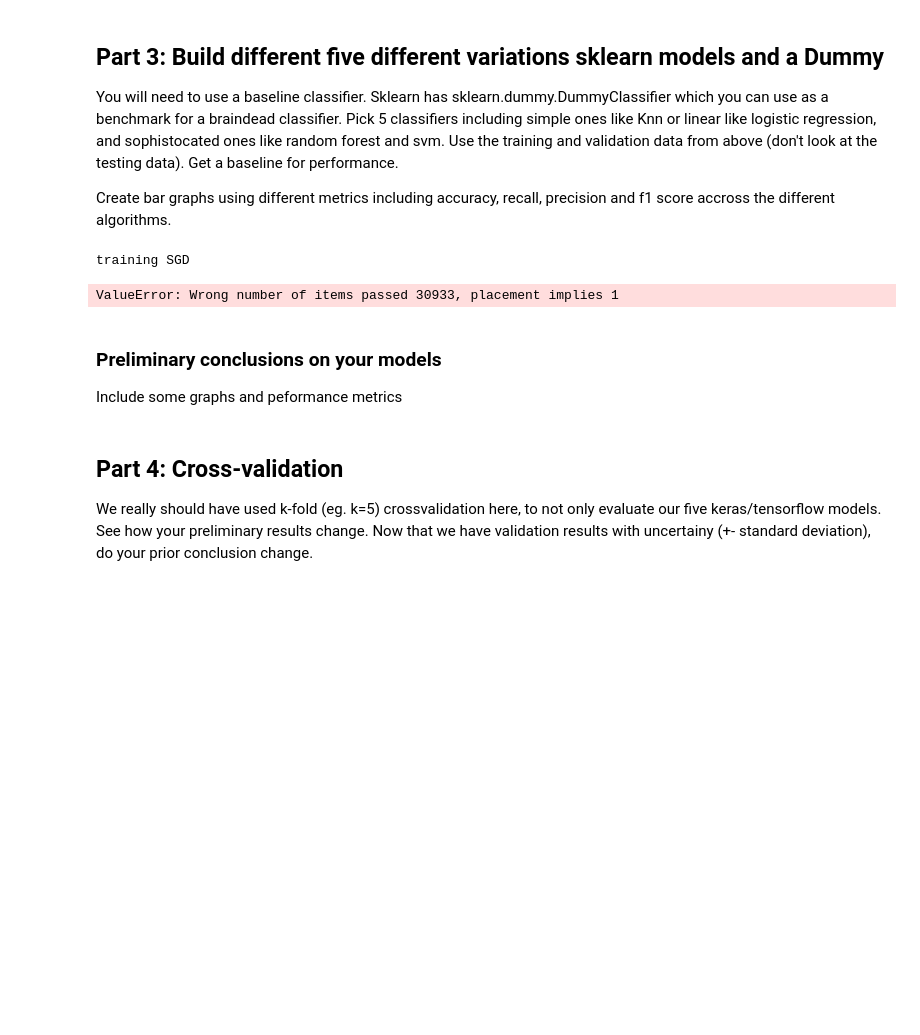
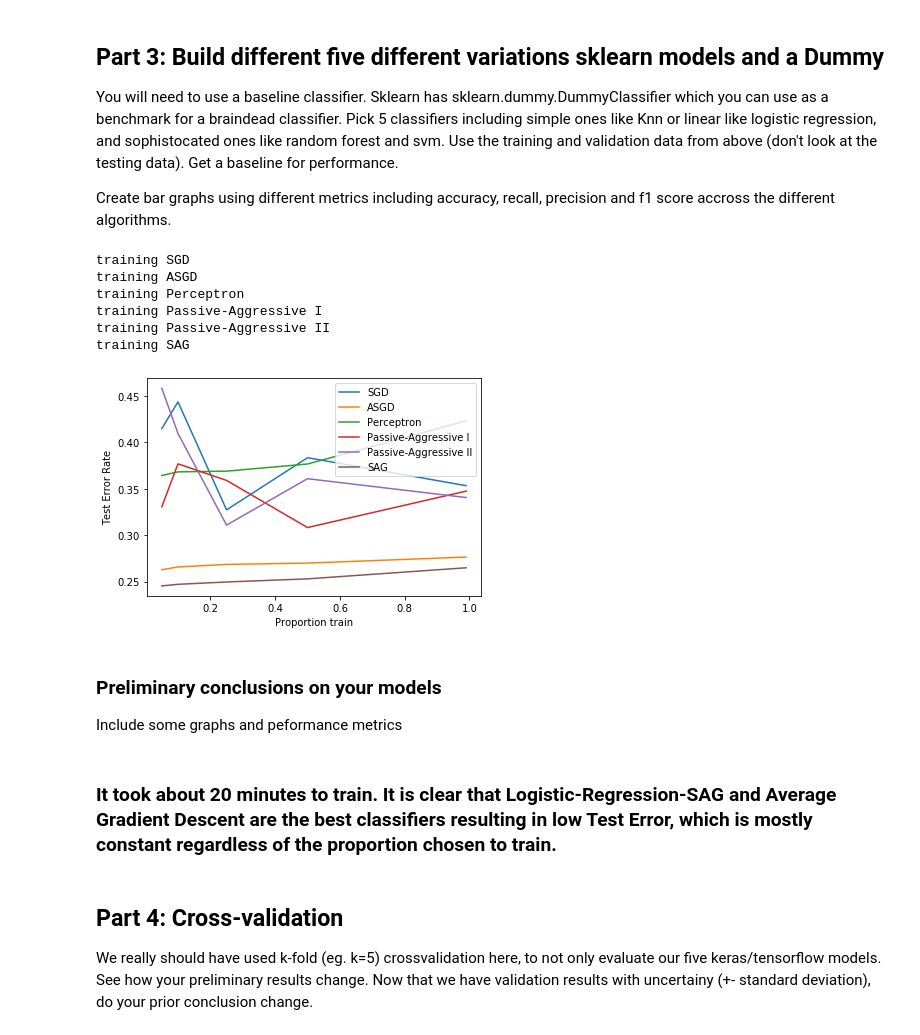
Before and after one commit to adomakor412/ML_DM, a Jupyter notebook: HW/HW2/hw2_problem4.ipynb, the cells around one changed output. Drawn from its saved outputs; the diff is of its cells as text; code cells hidden in the pictures; blank space fills up the shorter version.

```diff
--- a/HW/HW2/hw2_problem4.ipynb
+++ b/HW/HW2/hw2_problem4.ipynb
@@ -129,0 +120,4 @@ y.head()
+# %%
+X = df.drop([ columns[1],columns[3],columns[5],columns[6],columns[7],columns[8],columns[9],
+             columns[-2], columns[-1]], axis=1)
+X.head()
@@ -132,7 +144,7 @@ from sklearn.model_selection import train_test_split
 import numpy.random as nr
 nr.seed = 42
 
-X_train, X_test, y_train, y_test = train_test_split(X, y, test_size=0.33, random_state=nr.seed)
+#X_train, X_test, y_train, y_test = train_test_split(X, y, test_size=0.33, random_state=nr.seed)
 # %% [markdown]
 ## Part 3: Build different five different variations sklearn models and a Dummy
 
@@ -141,12 +153,11 @@ You will need to use a baseline classifier. Sklearn has sklearn.dummy.DummyClass
 Create bar graphs using different metrics including accuracy, recall, precision and f1 score accross the different algorithms.
 # %%
 # Get baseline results here with logisic regression and random forest
-
+import warnings
+warnings.filterwarnings('ignore')
+from sklearn.linear_model import SGDClassifier, Perceptron
+from sklearn.linear_model import PassiveAggressiveClassifier
 from sklearn.linear_model import LogisticRegression
-clf = LogisticRegression(random_state=0).fit(X, y)
-clf = LogisticRegression(random_state=0).fit(X_train, y_train)
-y_predict = clf.predict(X_test)
-clf.score(X, y)
 
 # Set up your models here
 
@@ -164,11 +175,6 @@ def model_four():
 
 def model_five():
     pass
-
-from sklearn.model_selection import train_test_split
-from sklearn.linear_model import SGDClassifier, Perceptron
-from sklearn.linear_model import PassiveAggressiveClassifier
-from sklearn.linear_model import LogisticRegression
 
 heldout = [0.95, 0.90, 0.75, 0.50, 0.01]
 rounds = 20
@@ -179,39 +185,46 @@ classifiers = [
     ("Perceptron", Perceptron()),
     ("Passive-Aggressive I", PassiveAggressiveClassifier(loss='hinge',
                                                          C=1.0, tol=1e-4)),
     ("Passive-Aggressive II", PassiveAggressiveClassifier(loss='squared_hinge',
                                                           C=1.0, tol=1e-4)),
     ("SAG", LogisticRegression(solver='sag', tol=1e-1, C=1.e4 / X.shape[0]))
 ]
 
 xx = 1. - np.array(heldout)
 
 for name, clf in classifiers:
     print("training %s" % name)
     rng = np.random.RandomState(42)
     yy = []
     for i in heldout:
         yy_ = []
         for r in range(rounds):
             X_train, X_test, y_train, y_test = \
                 train_test_split(X, y, test_size=i, random_state=rng)
             clf.fit(X_train, y_train)
             y_pred = clf.predict(X_test)
-            yy_.append(1 - np.mean(y_pred == y_test))
+            yy_.append(1 - np.mean(y_pred == np.array(y_test)))
         yy.append(np.mean(yy_))
     plt.plot(xx, yy, label=name)
 
 plt.legend(loc="upper right")
 plt.xlabel("Proportion train")
 plt.ylabel("Test Error Rate")
 plt.show()
 # %% [output]
 training SGD
+training ASGD
+training Perceptron
+training Passive-Aggressive I
+training Passive-Aggressive II
+training SAG
-ValueError: Wrong number of items passed 30933, placement implies 1
+[figure, added]
 # %% [markdown]
 ### Preliminary conclusions on your models
 
 Include some graphs and peformance metrics
+# %% [markdown]
+### It took about 20 minutes to train. It is clear that Logistic-Regression-SAG and Average Gradient Descent  are the best classifiers resulting in low Test Error, which is mostly constant regardless of the proportion chosen to train.
 # %% [markdown]
 ## Part 4: Cross-validation
 We really should have used k-fold (eg. k=5) crossvalidation here, to not only evaluate our five keras/tensorflow models. See how your preliminary results change. Now that we have validation results with uncertainy (+- standard deviation), do your prior conclusion change.
```
Also changed, not shown: parts of 10 cells of this notebook, 3 other files.
